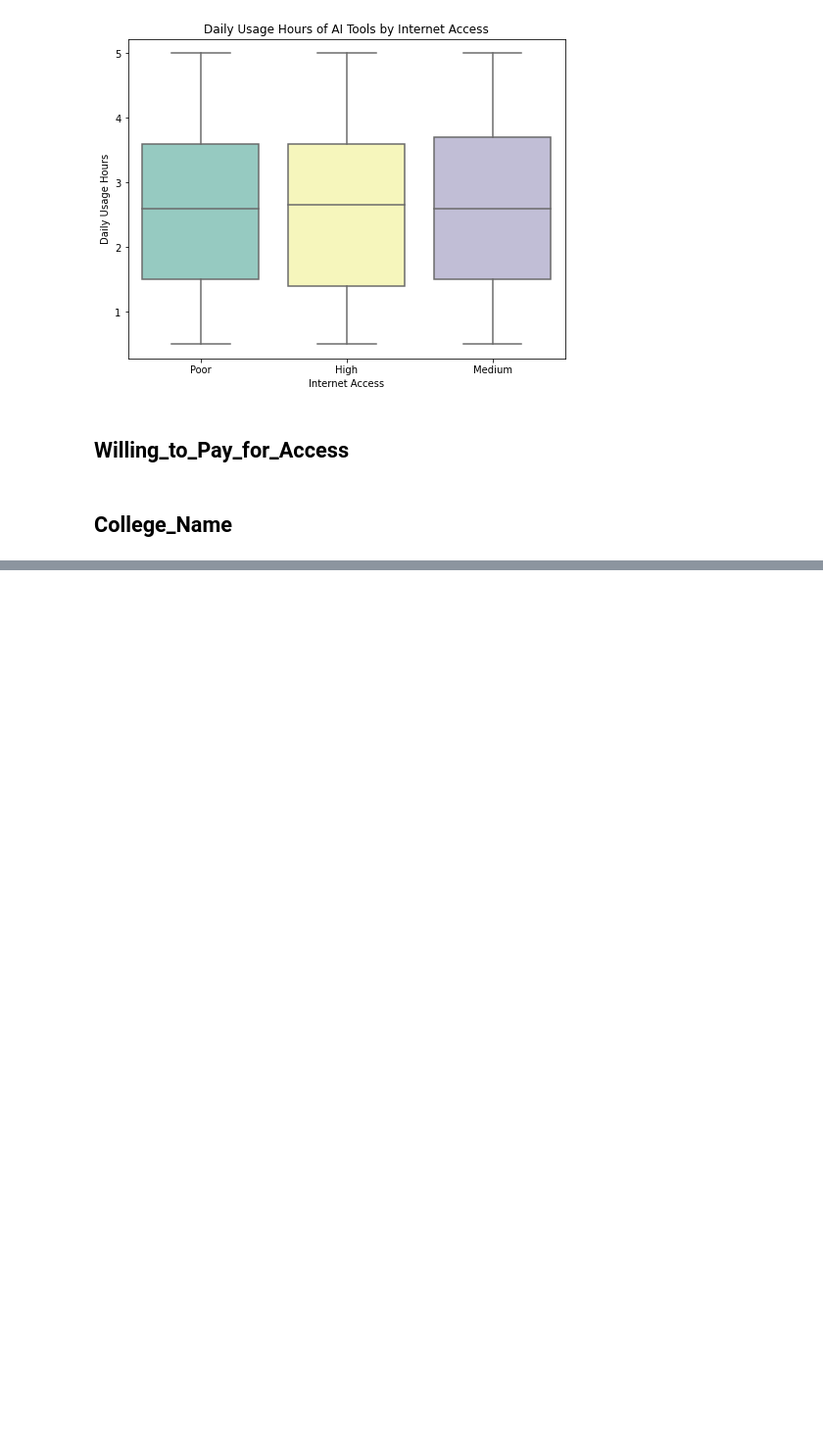
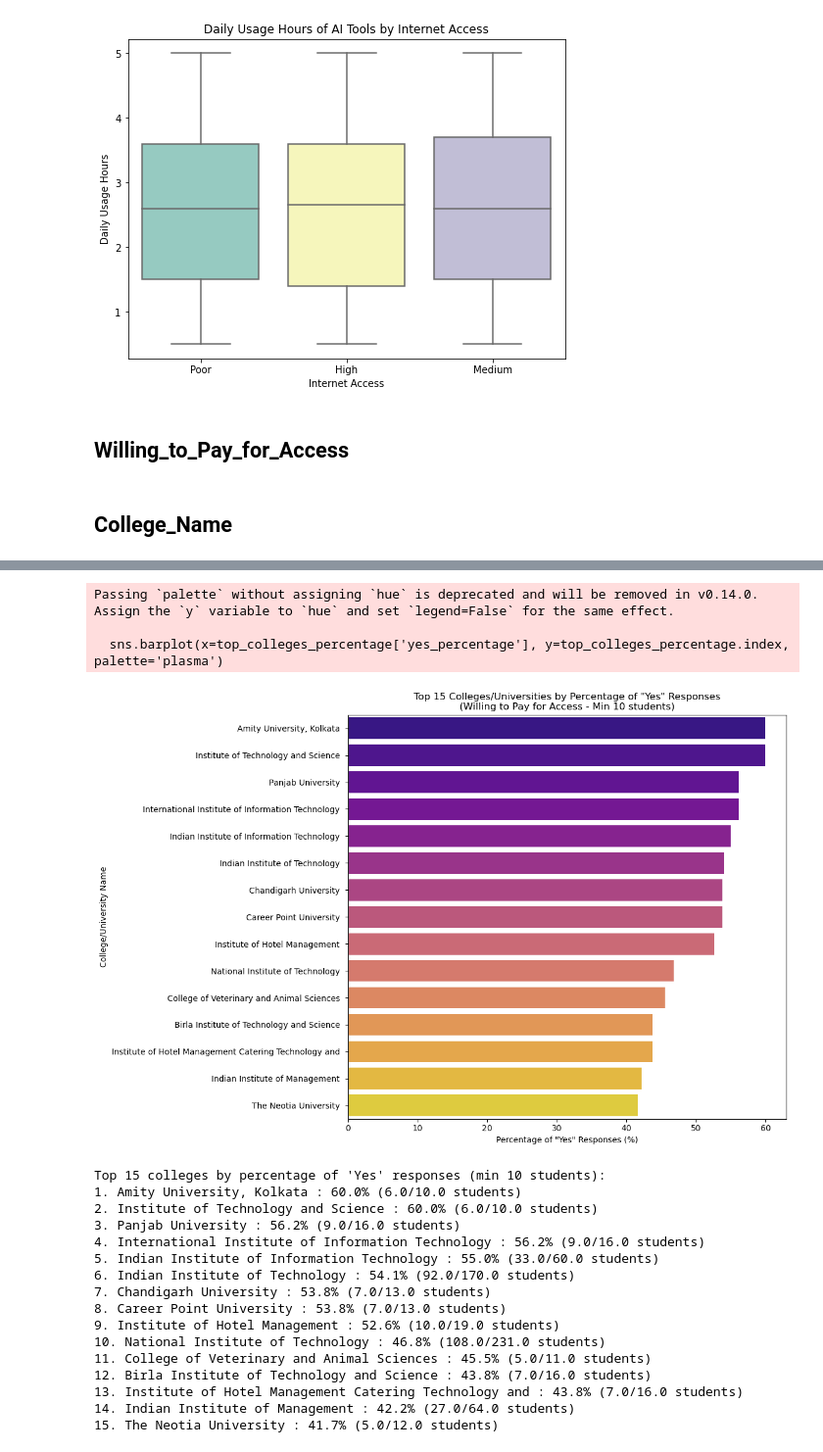
Before and after one commit to jackson9413/Project, a Jupyter notebook: 2_EDA_Analysis.ipynb, the cells around one changed output, grey strips where cells are left out. Shown at 98% size. Drawn from its saved outputs; the diff is of its cells as text; code cells hidden in the pictures; blank space fills up the shorter version.

```diff
--- a/EDA_analysis.ipynb
+++ b/2_EDA_Analysis.ipynb
@@ -6,4 +6,4 @@ import matplotlib.pyplot as plt
 import seaborn as sns
 # %%
 # read the csv file
-data = pd.read_csv('Students.csv')
+data = pd.read_csv('Students.csv', encoding='latin-1')
@@ -438,0 +455,49 @@ TypeError: Could not convert YesNoYesYesNoNoYesNoYesYesYesNoNoNoNoNo to numeric
+# %%
+# Method 2: Percentage of "Yes" responses by college (for colleges with at least 10 students)
+# Calculate percentage of "Yes" responses for each college
+college_stats = data.groupby('College_Name').agg({
+    'Willing_to_Pay_for_Access': ['count', lambda x: (x == 'Yes').sum()]
+}).round(2)
+
+# Flatten column names
+college_stats.columns = ['total_students', 'yes_count']
+
+# Calculate percentage
+college_stats['yes_percentage'] = (college_stats['yes_count'] / college_stats['total_students'] * 100).round(1)
+
+# Filter colleges with at least 10 students and get top 15 by percentage
+colleges_filtered = college_stats[college_stats['total_students'] >= 10]
+top_colleges_percentage = colleges_filtered.sort_values('yes_percentage', ascending=False).head(15)
+
+plt.figure(figsize=(12, 8))
+sns.barplot(x=top_colleges_percentage['yes_percentage'], y=top_colleges_percentage.index, palette='plasma')
+plt.title('Top 15 Colleges/Universities by Percentage of "Yes" Responses\n(Willing to Pay for Access - Min 10 students)')
+plt.xlabel('Percentage of "Yes" Responses (%)')
+plt.ylabel('College/University Name')
+plt.tight_layout()
+plt.show()
+
+print("Top 15 colleges by percentage of 'Yes' responses (min 10 students):")
+for i, (college, row) in enumerate(top_colleges_percentage.iterrows(), 1):
+    print(f"{i}. {college}: {row['yes_percentage']:.1f}% ({row['yes_count']}/{row['total_students']} students)")
+# %% [output]
+Passing `palette` without assigning `hue` is deprecated and will be removed in v0.14.0. Assign the `y` variable to `hue` and set `legend=False` for the same effect.
+
+  sns.barplot(x=top_colleges_percentage['yes_percentage'], y=top_colleges_percentage.index, palette='plasma')
+[figure, added]
+Top 15 colleges by percentage of 'Yes' responses (min 10 students):
+1. Amity University, Kolkata : 60.0% (6.0/10.0 students)
+2. Institute of Technology and Science : 60.0% (6.0/10.0 students)
+3. Panjab University : 56.2% (9.0/16.0 students)
+4. International Institute of Information Technology : 56.2% (9.0/16.0 students)
+5. Indian Institute of Information Technology : 55.0% (33.0/60.0 students)
+6. Indian Institute of Technology : 54.1% (92.0/170.0 students)
+7. Chandigarh University : 53.8% (7.0/13.0 students)
+8. Career Point University : 53.8% (7.0/13.0 students)
+9. Institute of Hotel Management : 52.6% (10.0/19.0 students)
+10. National Institute of Technology : 46.8% (108.0/231.0 students)
+11. College of Veterinary and Animal Sciences : 45.5% (5.0/11.0 students)
+12. Birla Institute of Technology and Science : 43.8% (7.0/16.0 students)
+13. Institute of Hotel Management Catering Technology and : 43.8% (7.0/16.0 students)
+14. Indian Institute of Management : 42.2% (27.0/64.0 students)
+15. The Neotia University : 41.7% (5.0/12.0 students)
```
Also changed, not shown: parts of 37 cells of this notebook, 3 other files.
